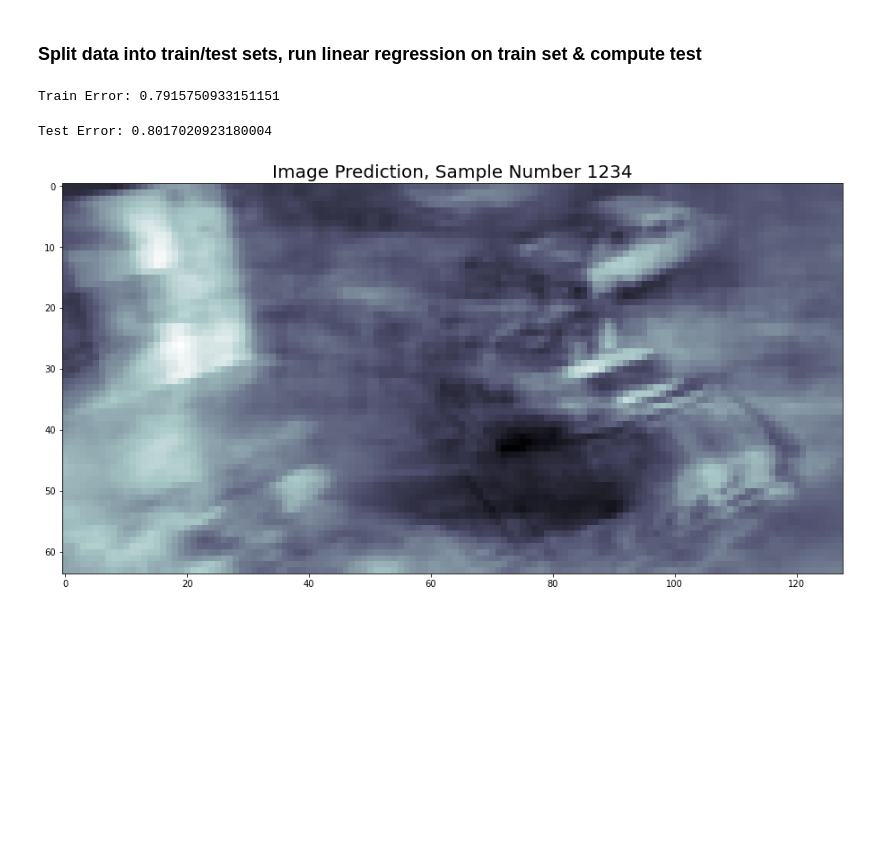
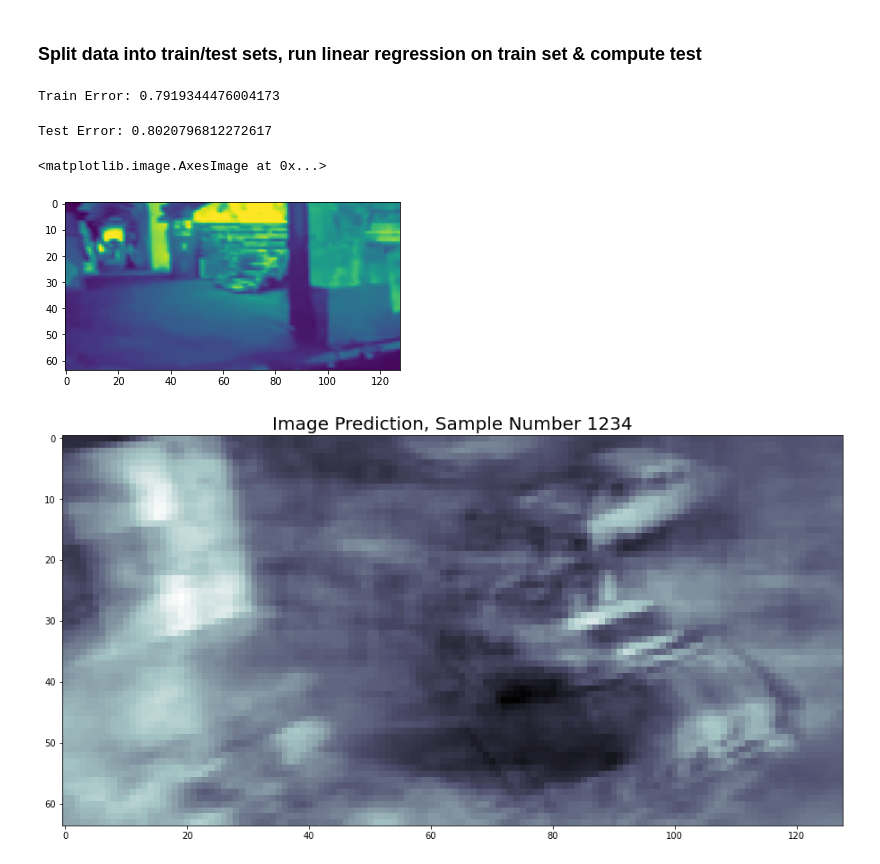
Before and after one commit to Fritz17236/deep_decoding, a Jupyter notebook: Deep Decoding .ipynb, the cells around one changed output. Drawn from its saved outputs; the diff is of its cells as text; code cells hidden in the pictures; blank space fills up the shorter version.

```diff
--- a/Deep Decoding .ipynb
+++ b/Deep Decoding .ipynb
@@ -111,18 +114,20 @@ def get_stimulus_frames(cache, stim_name='natural_movie_one_more_repeats', desir
     resulting numpy array has shape (num_frames, num_pixels_x, num_pixels_y). If desired size is specified,
     resulting frames are resized/resampled.
     '''
+
+
     if stim_name == 'natural_movie_one_more_repeats':
         frames = cache.get_natural_movie_template(1)
     else:
         assert(False), "Bad Stim Name"
 
     if desired_size:
-        resized_frames = np.zeros((frames.shape[0], desired_size[1], desired_size[0]), dtype=np.int16)
+        resized_frames = np.zeros((frames.shape[0], desired_size[1], desired_size[0]), dtype=np.float32)
         for i in range(frames.shape[0]):
             img = Image.fromarray(frames[i,:,:])
             resized_image = img.resize(size = desired_size)
-            resized_frames[i,:,:] = np.asarray(resized_image, dtype = np.int16) - 128
-            resized_frames[i,:,:] -= np.mean(resized_frames[i,:,:]).astype(np.int16)
+            resized_frames[i,:,:] = np.asarray(resized_image)
+            resized_frames[i,:,:] = int_intensity_to_float(resized_frames[i,:,:].astype(np.uint8))
 
         return resized_frames
     else:
@@ -134,6 +139,34 @@ def get_presentation_frame_numbers(stim_data):
     from get_stimulus_frames. Each frame number is between [0, num_frames].
     '''
     return stim_data['stim_table'].frame.values.astype(np.int)
+
+def int_intensity_to_float(arr, zero_mean = True):
+    '''
+    Given an numpy array of uint8 integers representing an image with integer values [0, 255],
+    map each intensity to the range [0, 1]. If zero_mean is true, the range is [-.5 , .5].
+    '''
+    assert(arr.dtype == np.uint8), "Expected array type to be uint8 but was {0}".format(arr.dtype)
+
+    float_arr = np.zeros(arr.shape, dtype =  np.float32)
+    float_arr = arr.astype(np.float32) / (255)
+
+    if zero_mean:
+        float_arr -= .5
+
+    return float_arr
+
+def float_intensity_to_int(arr, zero_mean = True):
+    '''
+    Inverse operation of int_intensity_to_float above
+    '''
+
+    int_arr = arr.astype(np.float32)
+    if zero_mean:
+        int_arr += .5
+
+    int_arr *= 255
+
+    return int_arr.astype(np.uint8)
 # %%
 stim_data =  get_stim_experiment_data(session)
 h_res = 128
@@ -352,7 +379,7 @@ def align_frames_spike_rates(binned_spikes, movie, num_timesteps_bin_width = 1):
     num_neurons = binned_spikes.shape[0]
 
     X = np.zeros((num_neurons, num_samples))
-    Y = np.zeros((num_pixels, num_samples), dtype = np.int16)
+    Y = np.zeros((num_pixels, num_samples), dtype = np.float32)
 
 
     for i in range(X.shape[1]):
@@ -404,10 +431,10 @@ def pct_difference_rmse(x, y):
 train_error = evaluate_filters(X_train, Y_train, filters)
 print('Train Error: {0}'.format(train_error))
 # %% [output]
-Train Error: 0.7915750933151151
+Train Error: 0.7919344476004173
 # %%
 test_error = evaluate_filters(X_test, Y_test, filters)
 print('Test Error: {0}'.format(test_error))
 # %% [output]
-Test Error: 0.8017020923180004
+Test Error: 0.8020796812272617
 # %%
@@ -417,3 +444,8 @@ y_hat_test = X_test @ filters
+# %%
+plt.imshow(Y[:,0].reshape(v_res, h_res))
+# %% [output]
+<matplotlib.image.AxesImage at 0x...>
+[figure, added]
 # %%
 sample_num = 1234
 
```
Also changed, not shown: parts of 13 cells of this notebook, 1 other file.
